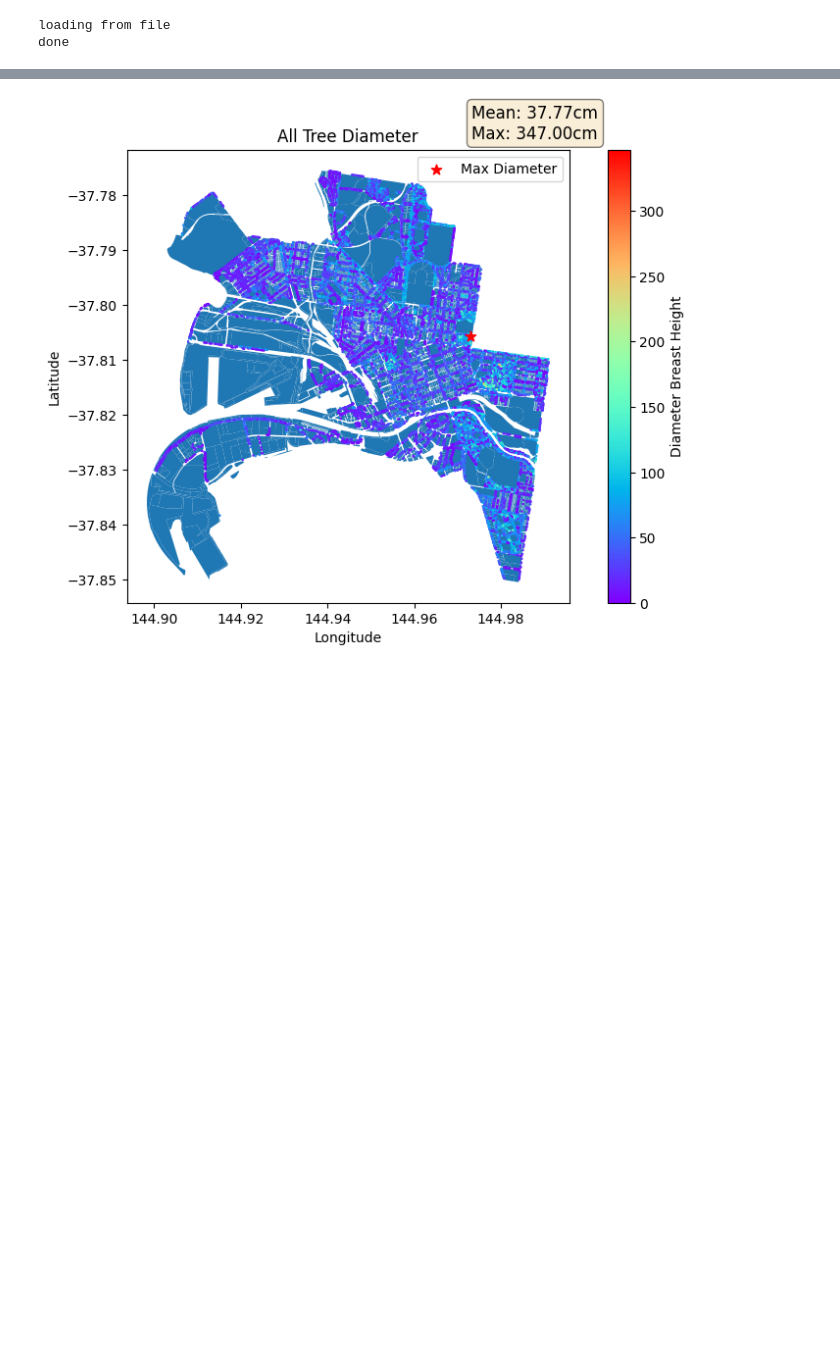
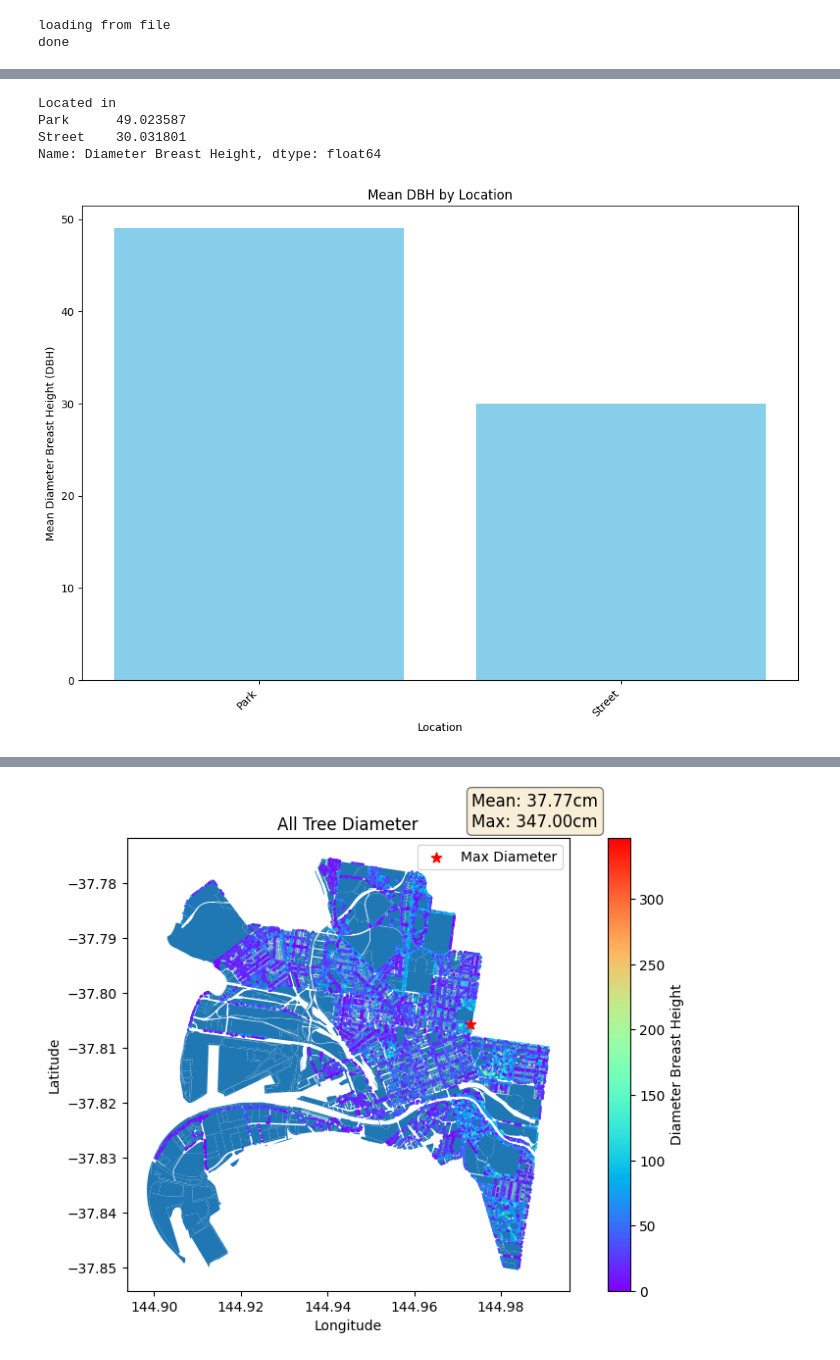
Before and after one commit to YienYan/tree_data, a Jupyter notebook: maps/my_data copy.ipynb, the cells around one changed output, grey strips where cells are left out. Cells and saved outputs as stored; diff of their text form; code cells hidden in the pictures; blank space fills up the shorter version.

```diff
--- a/maps/my_data copy.ipynb
+++ b/maps/my_data copy.ipynb
@@ -81,3 +82,27 @@ tdf.head()
 | 2 | 1022615 | Spotted Gum | Corymbia maculata | Corymbia | Myrtaceae | 73.0 | 1997 | ... |
 | 3 | 1584225 | Mexican or Washington Palm | Washingtonia robusta | Washingtonia | Arecaceae | NaN | 2015 | ... |
 | 4 | 1042546 | Golden Wattle | Acacia pycnantha | Acacia | Fabaceae | NaN | 1998 | ... |
+# %%
+location_mean_diameter = tdf.groupby('Located in')['Diameter Breast Height'].mean()
+
+# 打印每个地点的平均胸径
+print(location_mean_diameter)
+import matplotlib.pyplot as plt
+
+# 创建一个图形对象
+plt.figure(figsize=(12, 8))
+
+# 绘制柱状图
+plt.bar(location_mean_diameter.index, location_mean_diameter.values, color='skyblue')
+plt.xlabel('Location')
+plt.ylabel('Mean Diameter Breast Height (DBH)')
+plt.title('Mean DBH by Location')
+plt.xticks(rotation=45, ha='right')  # 旋转X轴标签，防止重叠
+
+plt.show()
+# %% [output]
+Located in
+Park      49.023587
+Street    30.031801
+Name: Diameter Breast Height, dtype: float64
+[figure, added]
```
Also changed, not shown: parts of 3 cells of this notebook.
